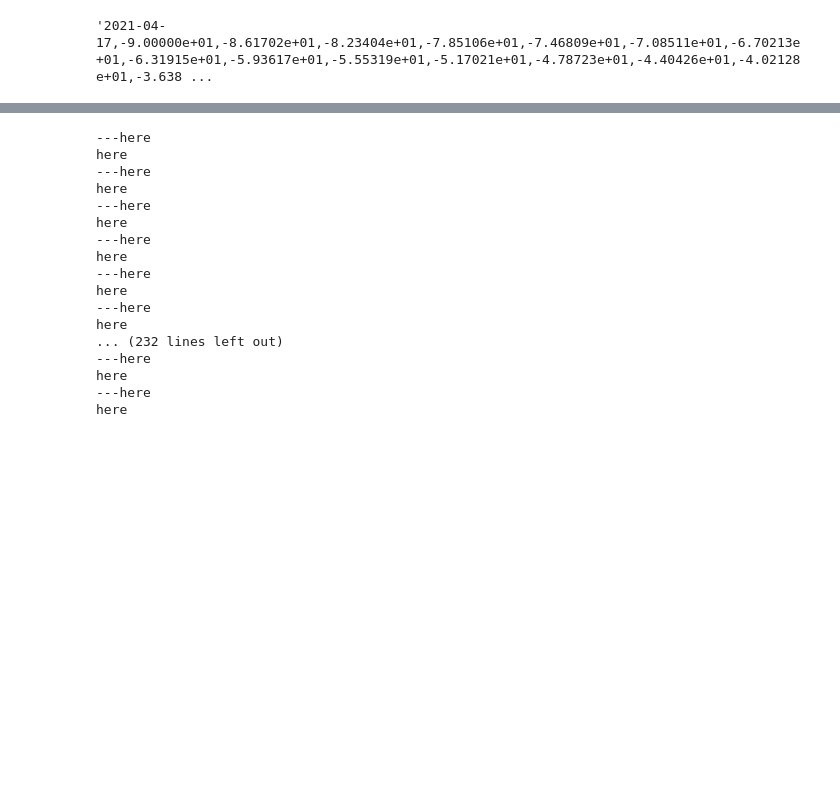
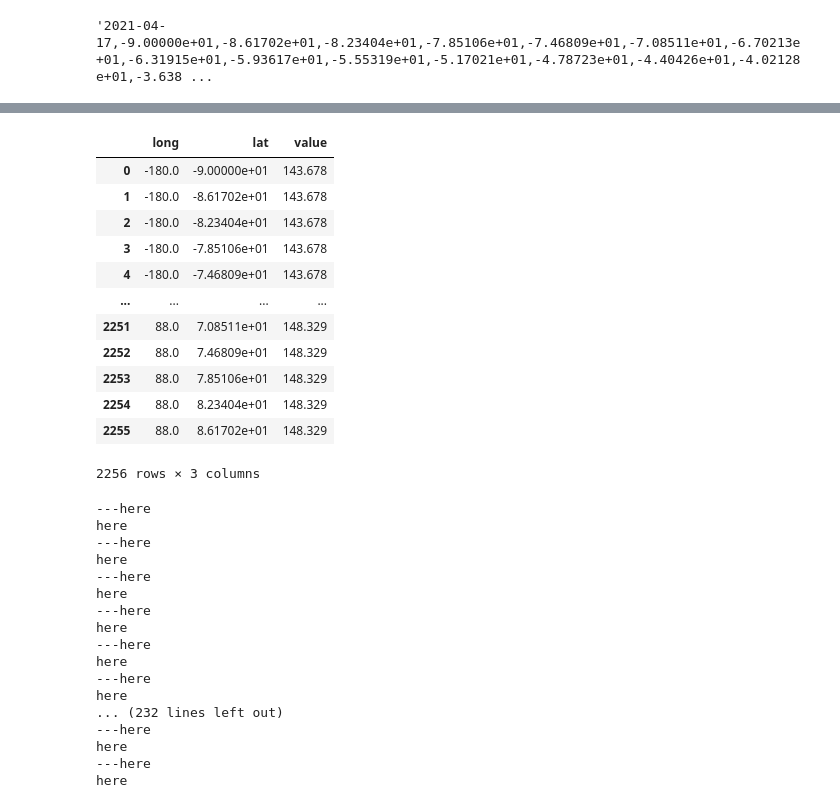
Before and after one commit to keshra123/MarsClimateData, a Jupyter notebook: Mars.ipynb, the cells around one changed output, grey strips where cells are left out. Drawn from its saved outputs; the diff is of its cells as text; code cells hidden in the pictures; blank space fills up the shorter version.

```diff
--- a/Mars.ipynb
+++ b/Mars.ipynb
@@ -116,0 +74,11 @@ df = df.reset_index()
+# %%
+longlat =[]
+i =1
+j = 1
+for i in range(1,65):
+  key = df.iloc[0,i]
+  print (key)
+  for j in range(1,48):
+    value =  df.iloc[j,0]
+    print(value)
+    longlat.append([key,value, df.iloc[i,j]])
@@ -163,2 +136,19 @@ def TheParser(path):
+# %%
+df4 = pd.DataFrame(longlat, columns = ['long', 'lat', 'value'])
+df4
+# %% [output]
+|  | long | lat | value |
+| 0 | -180.0 | -9.00000e+01 | 143.678 |
+| 1 | -180.0 | -8.61702e+01 | 143.678 |
+| 2 | -180.0 | -8.23404e+01 | 143.678 |
+| 3 | -180.0 | -7.85106e+01 | 143.678 |
+| 4 | -180.0 | -7.46809e+01 | 143.678 |
+| ... | ... | ... | ... |
+| 2251 | 88.0 | 7.08511e+01 | 148.329 |
+| 2252 | 88.0 | 7.46809e+01 | 148.329 |
+| 2253 | 88.0 | 7.85106e+01 | 148.329 |
+| 2254 | 88.0 | 8.23404e+01 | 148.329 |
+| 2255 | 88.0 | 8.61702e+01 | 148.329 |
+2256 rows × 3 columns
 # %%
 import glob
```
Also changed, not shown: parts of 11 cells of this notebook.
